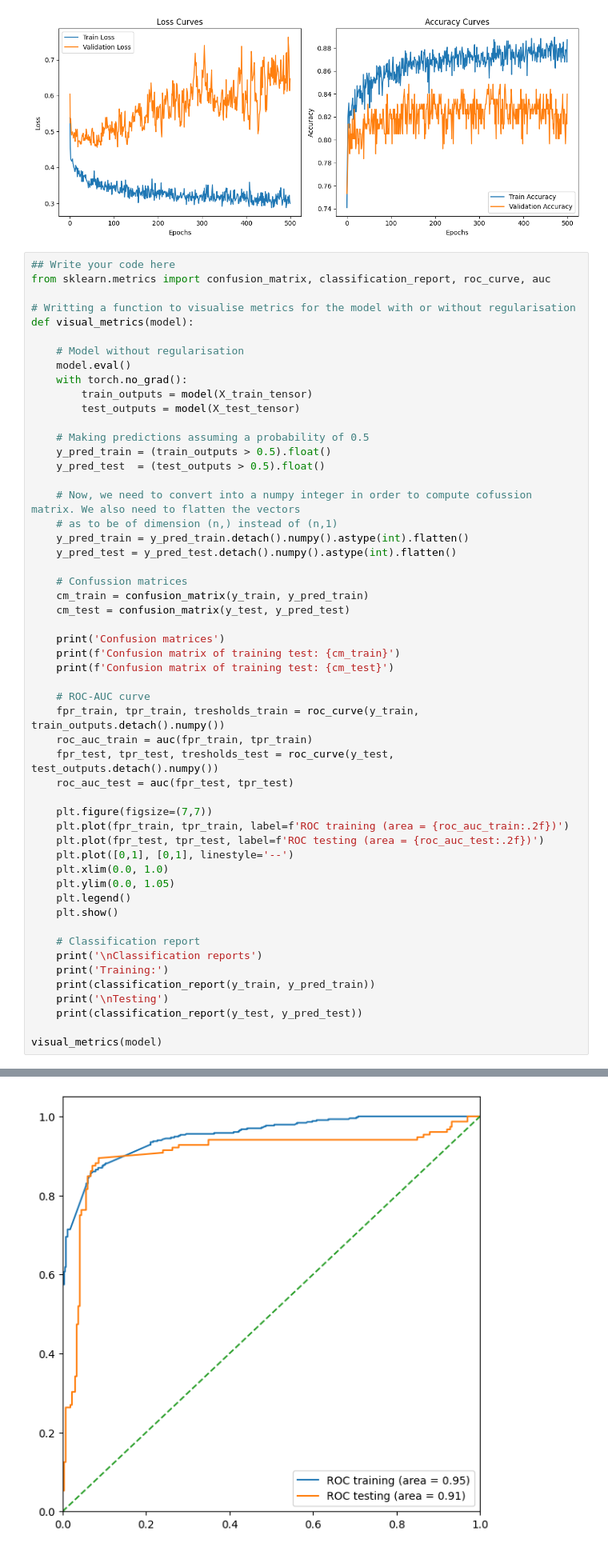
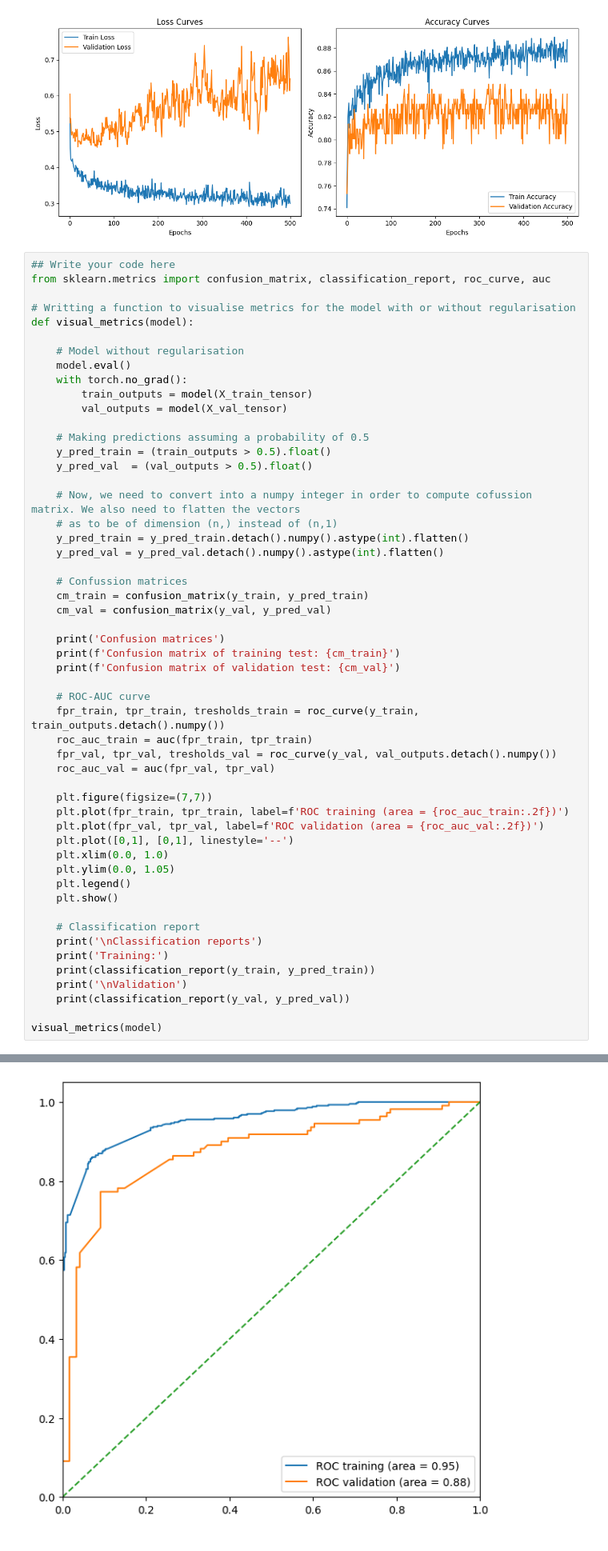
Before and after one commit to gdapablo/Titanic_disaster_kaggle_competition, a Jupyter notebook: notebooks/processing_and_modelling.ipynb, the cells around one changed output, grey strips where cells are left out. Shown at 80% size. Saved outputs shown, nothing was run; the diff lists cells and outputs as text.

```diff
--- a/notebooks/processing_and_modelling.ipynb
+++ b/notebooks/processing_and_modelling.ipynb
@@ -556,34 +556,34 @@ def visual_metrics(model):
     model.eval()
     with torch.no_grad():
         train_outputs = model(X_train_tensor)
-        test_outputs = model(X_test_tensor)
+        val_outputs = model(X_val_tensor)
 
     # Making predictions assuming a probability of 0.5
     y_pred_train = (train_outputs > 0.5).float()
-    y_pred_test  = (test_outputs > 0.5).float()
+    y_pred_val  = (val_outputs > 0.5).float()
 
     # Now, we need to convert into a numpy integer in order to compute cofussion matrix. We also need to flatten the vectors
     # as to be of dimension (n,) instead of (n,1)
     y_pred_train = y_pred_train.detach().numpy().astype(int).flatten()
-    y_pred_test = y_pred_test.detach().numpy().astype(int).flatten()
+    y_pred_val = y_pred_val.detach().numpy().astype(int).flatten()
 
     # Confussion matrices
     cm_train = confusion_matrix(y_train, y_pred_train)
-    cm_test = confusion_matrix(y_test, y_pred_test)
+    cm_val = confusion_matrix(y_val, y_pred_val)
 
     print('Confusion matrices')
     print(f'Confusion matrix of training test: {cm_train}')
-    print(f'Confusion matrix of training test: {cm_test}')
+    print(f'Confusion matrix of validation test: {cm_val}')
 
     # ROC-AUC curve
     fpr_train, tpr_train, tresholds_train = roc_curve(y_train, train_outputs.detach().numpy())
     roc_auc_train = auc(fpr_train, tpr_train)
-    fpr_test, tpr_test, tresholds_test = roc_curve(y_test, test_outputs.detach().numpy())
-    roc_auc_test = auc(fpr_test, tpr_test)
+    fpr_val, tpr_val, tresholds_val = roc_curve(y_val, val_outputs.detach().numpy())
+    roc_auc_val = auc(fpr_val, tpr_val)
 
     plt.figure(figsize=(7,7))
     plt.plot(fpr_train, tpr_train, label=f'ROC training (area = {roc_auc_train:.2f})')
-    plt.plot(fpr_test, tpr_test, label=f'ROC testing (area = {roc_auc_test:.2f})')
+    plt.plot(fpr_val, tpr_val, label=f'ROC validation (area = {roc_auc_val:.2f})')
     plt.plot([0,1], [0,1], linestyle='--')
     plt.xlim(0.0, 1.0)
     plt.ylim(0.0, 1.05)
@@ -594,8 +594,8 @@ def visual_metrics(model):
     print('\nClassification reports')
     print('Training:')
     print(classification_report(y_train, y_pred_train))
-    print('\nTesting')
-    print(classification_report(y_test, y_pred_test))
+    print('\nValidation')
+    print(classification_report(y_val, y_pred_val))
 
 visual_metrics(model)
 # %% [output]
@@ -607,4 +607,4 @@ Confusion matrix of training test: [[254  12]
-[figure, old version]
+[figure, new version]
 Classification reports
 Training:
               precision    recall  f1-score   support
```
Also changed, not shown: parts of 1 cell of this notebook.
